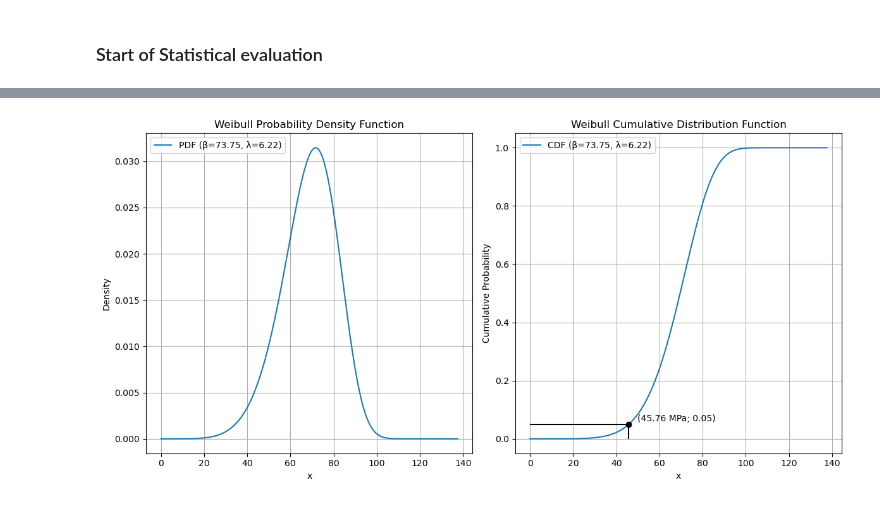
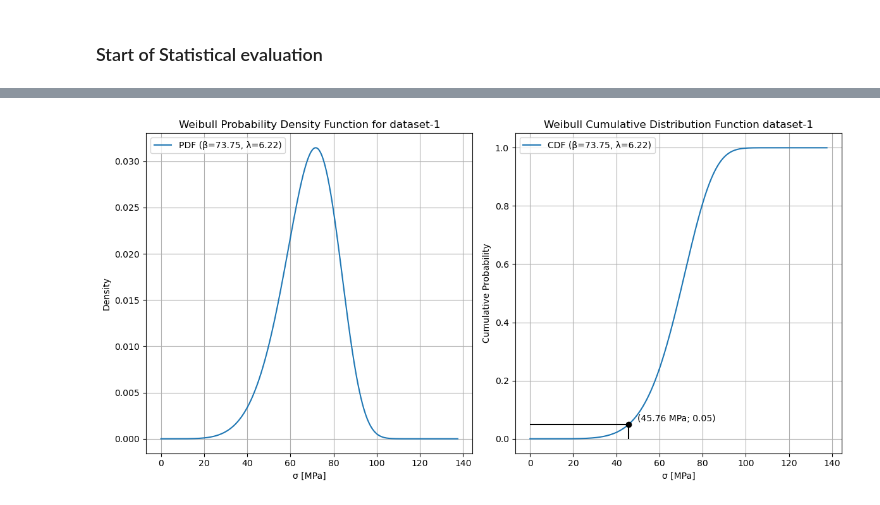
Before and after one commit to xjulie0x/glass-reuse-open-database, a Jupyter notebook: book/pages/method_1.ipynb, the cells around one changed output, grey strips where cells are left out. Drawn from its saved outputs; the diff is of its cells as text; code cells hidden in the pictures.

Commit message:
Implement method 3 and update method 1 to have multiple datasets

```diff
--- a/book/pages/method_1.ipynb
+++ b/book/pages/method_1.ipynb
@@ -173,59 +246,39 @@ T-value for 95% confidence: 1.782287555649159
 # %%
-# Parameters for Weibull distribution
-beta = scale     # scale parameter
-lambda_ = shape  # shape parameter
 
-# Creating a range of x values
-x = np.linspace(0,max(stress_rates)+50,1000)
-
-# Weibull PDF
-def weibull_pdf(x, beta, lambda_):
-    return (lambda_ / beta) * (x / beta)**(lambda_ - 1) * np.exp(-(x / beta)**lambda_)
-
-# Weibull CDF
-def weibull_cdf(x, beta, lambda_):
-    return 1 - np.exp(-(x / beta)**lambda_)
-
-# Calculate PDF and CDF
-pdf_values = weibull_pdf(x, beta, lambda_)
-cdf_values = weibull_cdf(x, beta, lambda_)
-
-# Calculate the 5% fractile
-five_percentile = beta * (-np.log(0.95))**(1/lambda_)
-
-# Plotting
-plt.figure(figsize=(12, 6))
-
-# Plot PDF
-plt.subplot(1, 2, 1)
-plt.plot(x, pdf_values, label=f"PDF (\u03B2={beta:.2f}, \u03BB={lambda_:.2f})")
-plt.title('Weibull Probability Density Function')
-plt.xlabel('x')
-plt.ylabel('Density')
-plt.grid(True)
-plt.legend(loc='upper left')
-
-# Plot CDF
-plt.subplot(1, 2, 2)
-plt.plot(x, cdf_values, label=f"CDF (\u03B2={beta:.2f}, \u03BB={lambda_:.2f})")
-plt.hlines(0.05, 0, five_percentile, color='black', linestyle='-')
-plt.vlines(five_percentile, 0, 0.05, color='black', linestyle='-')
-
-# Add a circular marker at the 5% fractile
-plt.scatter([five_percentile], [0.05], color='black', zorder=5)
-
-# Annotate the 5% fractile
-plt.text(five_percentile + 4, 0.06, f'({five_percentile:.2f} MPa; 0.05)', fontsize=10)
-plt.title('Weibull Cumulative Distribution Function')
-plt.xlabel('x')
-plt.ylabel('Cumulative Probability')
-plt.grid(True)
-plt.legend(loc='upper left')
-
-plt.tight_layout()
-plt.show()
-
-
-#print(f"The 5% fractile value is: {five_percentile:.4f} MPa")
+for dataset, stress_rate in stress_rates.items():
+    # Creating a range of x values
+    x = np.linspace(0,max(stress_rate)+50,1000)
+    # Calculate PDF and CDF
+    pdf_values = weibull_pdf(x, Weibull_distribution_parameters[dataset][0], Weibull_distribution_parameters[dataset][1])
+    cdf_values = weibull_cdf(x, Weibull_distribution_parameters[dataset][0], Weibull_distribution_parameters[dataset][1])
+    # Calculate the x% fractile
+    target_percentile = 1 - target_P_f
+    x_percentile = Weibull_distribution_parameters[dataset][0] * (-np.log(target_percentile))**(1/Weibull_distribution_parameters[dataset][1])
+    # Plotting
+    plt.figure(figsize=(12, 6))
+    # Plot PDF
+    plt.subplot(1, 2, 1)
+    plt.plot(x, pdf_values, label=f"PDF (\u03B2={Weibull_distribution_parameters[dataset][0]:.2f}, \u03BB={Weibull_distribution_parameters[dataset][1]:.2f})")
+    plt.title(f'Weibull Probability Density Function for {dataset}')
+    plt.xlabel('\u03C3 [MPa]')
+    plt.ylabel('Density')
+    plt.grid(True)
+    plt.legend(loc='upper left')
+    # Plot CDF
+    plt.subplot(1, 2, 2)
+    plt.plot(x, cdf_values, label=f"CDF (\u03B2={Weibull_distribution_parameters[dataset][0]:.2f}, \u03BB={Weibull_distribution_parameters[dataset][1]:.2f})")
+    plt.hlines(target_P_f, 0, x_percentile, color='black', linestyle='-')
+    plt.vlines(x_percentile, 0, target_P_f, color='black', linestyle='-')
+    # Add a circular marker at the 5% fractile
+    plt.scatter([x_percentile], [target_P_f], color='black', zorder=5)
+    # Annotate the 5% fractile
+    plt.text(x_percentile + 4, target_P_f + 0.01, f'({x_percentile:.2f} MPa; 0.05)', fontsize=10)
+    plt.title(f'Weibull Cumulative Distribution Function {dataset}')
+    plt.xlabel('\u03C3 [MPa]')
+    plt.ylabel('Cumulative Probability')
+    plt.grid(True)
+    plt.legend(loc='upper left')
+    plt.tight_layout()
+    plt.show()
 # %% [output]
-[figure, old version]
+[figure, new version]
```
Also changed, not shown: parts of 8 cells of this notebook, 10 other files.
